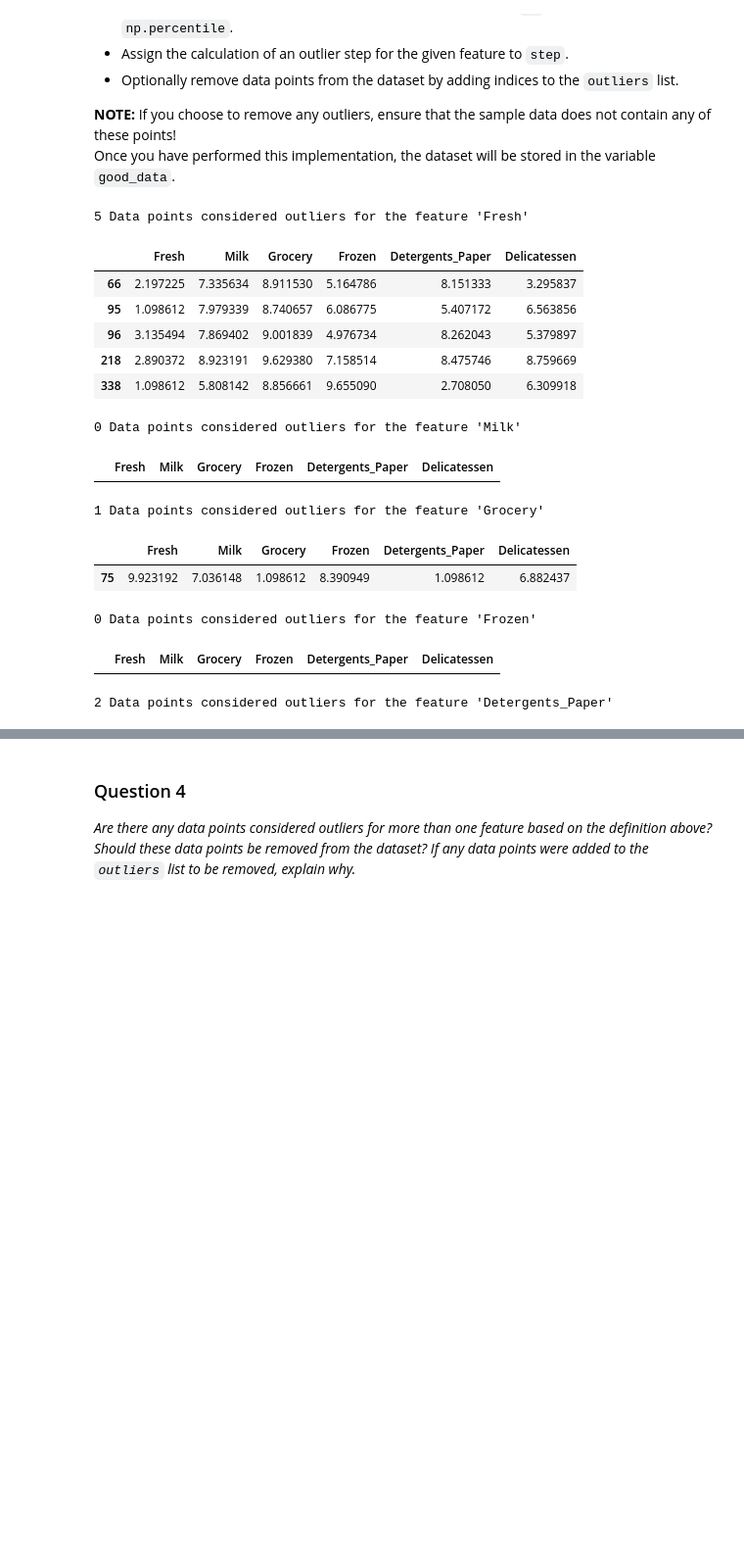
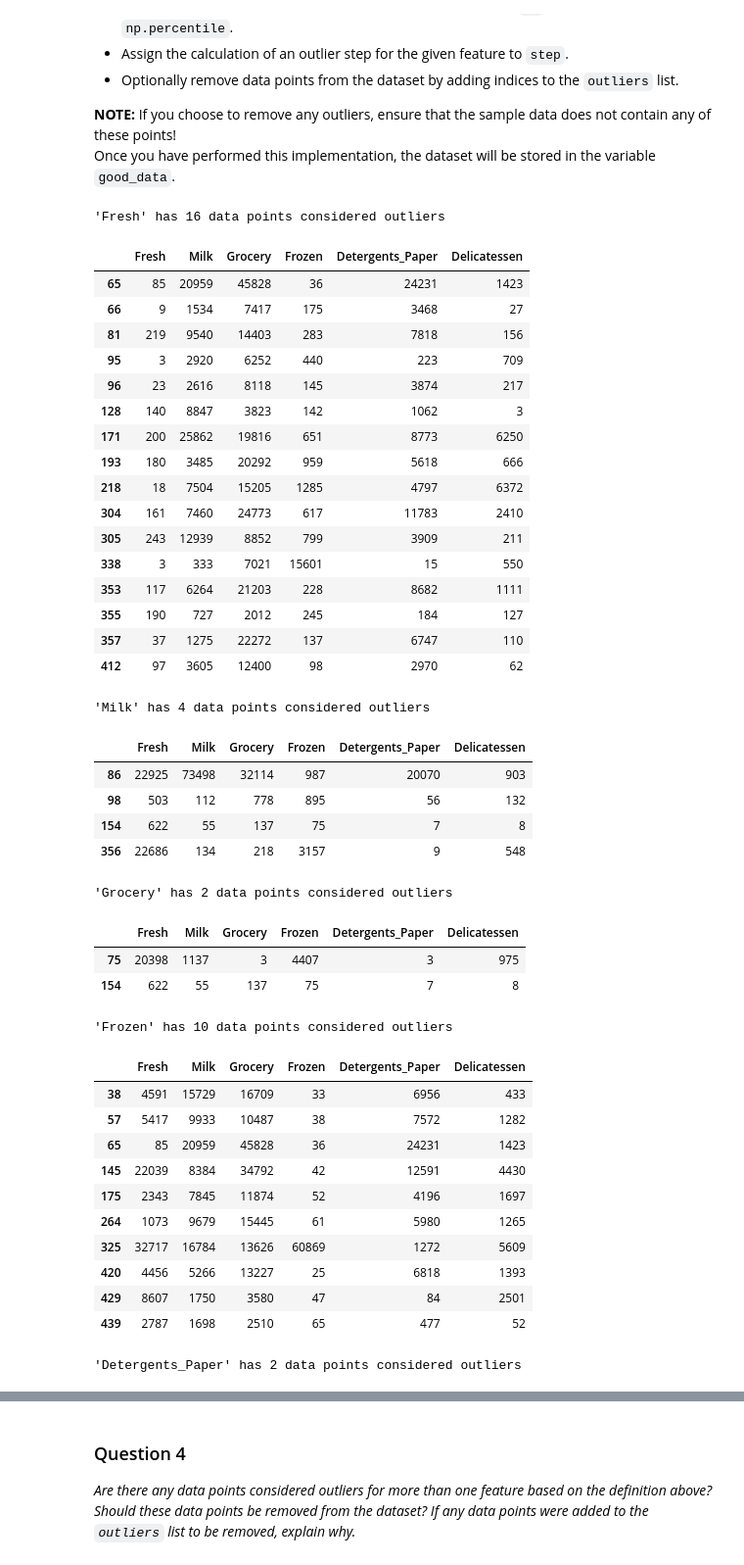
Before and after one commit to Al-barazanchi/Udacity, a Jupyter notebook: machine-learning/customer_segments/customer_segments.ipynb, the cells around one changed output, grey strips where cells are left out. Shown at 98% size. Drawn from its saved outputs; the diff is of its cells as text; code cells hidden in the pictures; blank space fills up the shorter version.

```diff
--- a/machine-learning/customer_segments/customer_segments.ipynb
+++ b/machine-learning/customer_segments/customer_segments.ipynb
@@ -223,44 +241,74 @@ Once you have performed this implementation, the dataset will be stored in the v
 # %%
 # OPTIONAL: Select the indices for data points you wish to remove
 outliers = []
 
 # For each feature find the data points with extreme high or low values
 for feature in log_data.keys():
 
     # TODO: Calculate Q1 (25th percentile of the data) for the given feature
     Q1 = np.percentile(log_data[feature], 25)
 
     # TODO: Calculate Q3 (75th percentile of the data) for the given feature
     Q3 = np.percentile(log_data[feature], 75)
 
     # TODO: Use the interquartile range to calculate an outlier step (1.5 times the interquartile range)
-    step = (1.5 * Q3) - Q3
+    step = 1.5 * (Q3 - Q1)
 
     # Display the outliers
     feature_outliers = log_data[~ ((log_data[feature]>=Q1-step) & (log_data[feature]<=Q3+step))]
     outliers.extend(feature_outliers.index)
 
-    print "\n{} Data points considered outliers for the feature '{}'".format(len(feature_outliers), feature)
-    display(feature_outliers)
+    print "\n'{}' has {} data points considered outliers".format(feature, len(feature_outliers))
+    display(data.loc[feature_outliers.index.values])
 
 
 # Removing the outliers, if any were specified
-good_data = log_data.drop(log_data.index[outliers]).reset_index(drop=True)
+# good_data = log_data.drop(log_data.index[outliers]).reset_index(drop=True)
+good_data = log_data.drop(log_data.index[[65, 66, 128, 154, 75]]).reset_index(drop=True)
+
+# Keeping the outliers
+# good_data = log_data
 print "\nGood data shape: ", good_data.shape
 # %% [output]
-5 Data points considered outliers for the feature 'Fresh'
+'Fresh' has 16 data points considered outliers
 |  | Fresh | Milk | Grocery | Frozen | Detergents_Paper | Delicatessen |
-| 66 | 2.197225 | 7.335634 | 8.911530 | 5.164786 | 8.151333 | 3.295837 |
-| 95 | 1.098612 | 7.979339 | 8.740657 | 6.086775 | 5.407172 | 6.563856 |
-| 96 | 3.135494 | 7.869402 | 9.001839 | 4.976734 | 8.262043 | 5.379897 |
-| 218 | 2.890372 | 8.923191 | 9.629380 | 7.158514 | 8.475746 | 8.759669 |
-| 338 | 1.098612 | 5.808142 | 8.856661 | 9.655090 | 2.708050 | 6.309918 |
+| 65 | 85 | 20959 | 45828 | 36 | 24231 | 1423 |
+| 66 | 9 | 1534 | 7417 | 175 | 3468 | 27 |
+| 81 | 219 | 9540 | 14403 | 283 | 7818 | 156 |
+| 95 | 3 | 2920 | 6252 | 440 | 223 | 709 |
+| 96 | 23 | 2616 | 8118 | 145 | 3874 | 217 |
+| 128 | 140 | 8847 | 3823 | 142 | 1062 | 3 |
+| 171 | 200 | 25862 | 19816 | 651 | 8773 | 6250 |
+| 193 | 180 | 3485 | 20292 | 959 | 5618 | 666 |
+| 218 | 18 | 7504 | 15205 | 1285 | 4797 | 6372 |
+| 304 | 161 | 7460 | 24773 | 617 | 11783 | 2410 |
+| 305 | 243 | 12939 | 8852 | 799 | 3909 | 211 |
+| 338 | 3 | 333 | 7021 | 15601 | 15 | 550 |
+| 353 | 117 | 6264 | 21203 | 228 | 8682 | 1111 |
+| 355 | 190 | 727 | 2012 | 245 | 184 | 127 |
+| 357 | 37 | 1275 | 22272 | 137 | 6747 | 110 |
+| 412 | 97 | 3605 | 12400 | 98 | 2970 | 62 |
-0 Data points considered outliers for the feature 'Milk'
+'Milk' has 4 data points considered outliers
 |  | Fresh | Milk | Grocery | Frozen | Detergents_Paper | Delicatessen |
+| 86 | 22925 | 73498 | 32114 | 987 | 20070 | 903 |
+| 98 | 503 | 112 | 778 | 895 | 56 | 132 |
+| 154 | 622 | 55 | 137 | 75 | 7 | 8 |
+| 356 | 22686 | 134 | 218 | 3157 | 9 | 548 |
-1 Data points considered outliers for the feature 'Grocery'
+'Grocery' has 2 data points considered outliers
 |  | Fresh | Milk | Grocery | Frozen | Detergents_Paper | Delicatessen |
-| 75 | 9.923192 | 7.036148 | 1.098612 | 8.390949 | 1.098612 | 6.882437 |
+| 75 | 20398 | 1137 | 3 | 4407 | 3 | 975 |
+| 154 | 622 | 55 | 137 | 75 | 7 | 8 |
-0 Data points considered outliers for the feature 'Frozen'
+'Frozen' has 10 data points considered outliers
 |  | Fresh | Milk | Grocery | Frozen | Detergents_Paper | Delicatessen |
+| 38 | 4591 | 15729 | 16709 | 33 | 6956 | 433 |
+| 57 | 5417 | 9933 | 10487 | 38 | 7572 | 1282 |
+| 65 | 85 | 20959 | 45828 | 36 | 24231 | 1423 |
+| 145 | 22039 | 8384 | 34792 | 42 | 12591 | 4430 |
+| 175 | 2343 | 7845 | 11874 | 52 | 4196 | 1697 |
+| 264 | 1073 | 9679 | 15445 | 61 | 5980 | 1265 |
+| 325 | 32717 | 16784 | 13626 | 60869 | 1272 | 5609 |
+| 420 | 4456 | 5266 | 13227 | 25 | 6818 | 1393 |
+| 429 | 8607 | 1750 | 3580 | 47 | 84 | 2501 |
+| 439 | 2787 | 1698 | 2510 | 65 | 477 | 52 |
-2 Data points considered outliers for the feature 'Detergents_Paper'
+'Detergents_Paper' has 2 data points considered outliers
 |  | Fresh | Milk | Grocery | Frozen | Detergents_Paper | Delicatessen |
```
Also changed, not shown: parts of 26 cells of this notebook, 1 other file.
